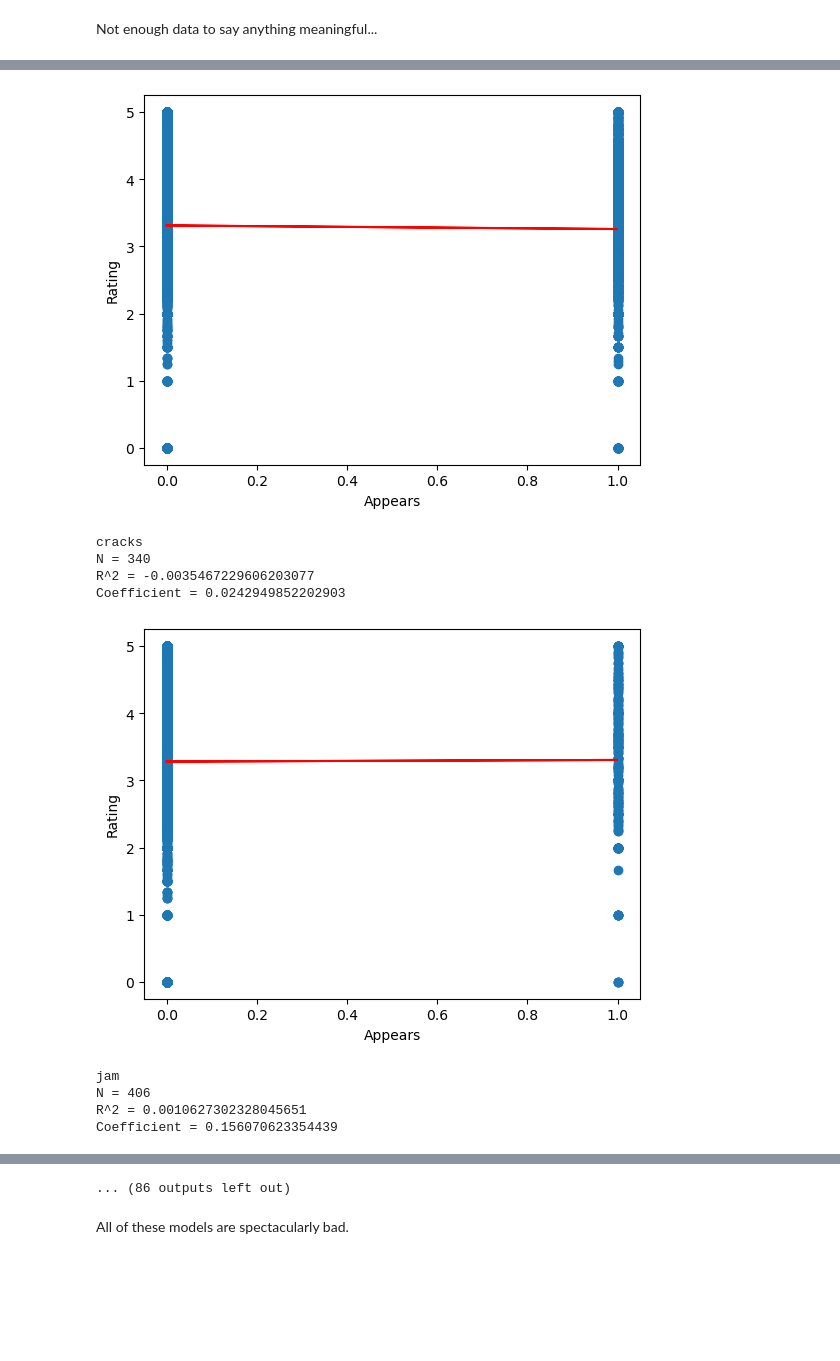
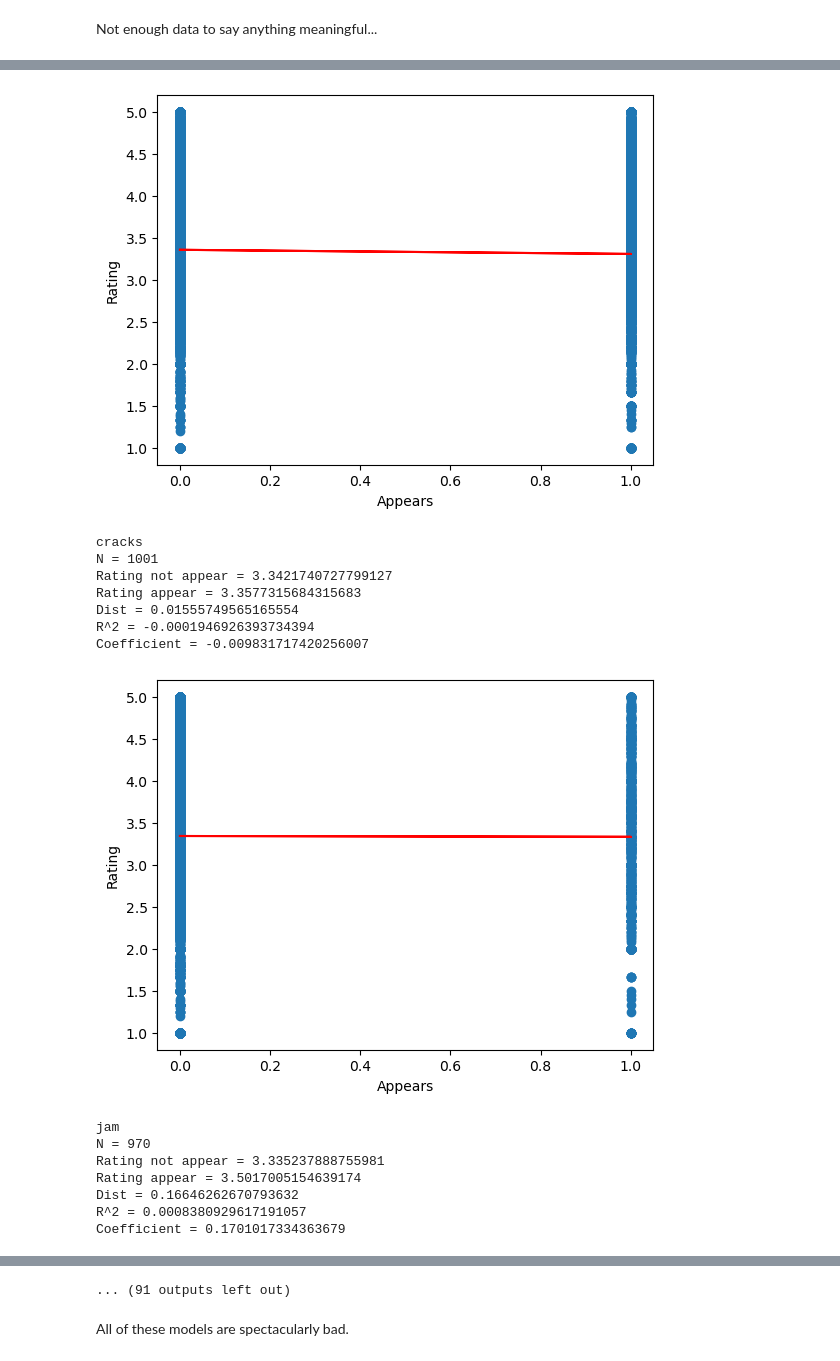
Before and after one commit to Raikhen/ml-mp, a Jupyter notebook: main.ipynb, the cells around one changed output, grey strips where cells are left out. Cells and saved outputs as stored; diff of their text form; code cells hidden in the pictures; blank space fills up the shorter version.

```diff
--- a/main.ipynb
+++ b/main.ipynb
@@ -225,7 +225,7 @@ difficulties = []
 ratings = []
 
 for route in db_routes.find({}):
-  if 'difficulty' in route and 'rating' in route:
+  if 'difficulty' in route and 'rating' in route and route['rating'] != 0:
     is_rock_climb = any([type in route['types'] for type in ['Sport', 'Trad', 'TR']])
     numeric_grade = get_numeric_grade(route)
 
@@ -240,6 +240,7 @@ X_train, X_test, y_train, y_test = train_test_split(pd.DataFrame(difficulties),
 model = LinearRegression()
 model.fit(X_train, y_train)
 print(f'R^2 = {model.score(X_test, y_test)}')
+print(f'Coefficient = {model.coef_[0][0]}')
 
 # Plot the model
 plt.scatter(difficulties, ratings)
@@ -269,7 +271,7 @@ difficulties = []
 ratings = []
 
 for route in db_routes.find({}):
-  if 'difficulty' in route and 'rating' in route:
+  if 'difficulty' in route and 'rating' in route and route['rating'] != 0:
     is_boulder = any([type == 'Boulder' for type in route['types']])
     numeric_grade = get_numeric_grade(route)
 
@@ -284,6 +286,7 @@ X_train, X_test, y_train, y_test = train_test_split(pd.DataFrame(difficulties),
 model = LinearRegression()
 model.fit(X_train, y_train)
 print(f'R^2 = {model.score(X_test, y_test)}')
+print(f'Coefficient = {model.coef_[0][0]}')
 
 # Plot the model
 plt.scatter(difficulties, ratings)
@@ -314,7 +318,7 @@ ratings = []
 for route in db_routes.find({ 'height_feet': { '$exists': True }, 'rating': { '$exists': True }, 'pitches': 1 }):
   is_rock_climb = any([type in route['types'] for type in ['Sport', 'Trad', 'TR']])
 
-  if is_rock_climb and route['height_feet'] < 300:
+  if is_rock_climb and route['height_feet'] < 300 and route['rating'] != 0:
     heights.append(route['height_feet'])
     ratings.append(route['rating'])
 
@@ -325,6 +329,7 @@ X_train, X_test, y_train, y_test = train_test_split(pd.DataFrame(heights), pd.Da
 model = LinearRegression()
 model.fit(X_train, y_train)
 print(f'R^2 = {model.score(X_test, y_test)}')
+print(f'Coefficient = {model.coef_[0][0]}')
 
 # Plot the model
 plt.scatter(heights, ratings)
@@ -344,7 +350,7 @@ ratings = []
 for route in db_routes.find({ 'rating': { '$exists': True }, 'pitches': { '$gt': 1 } }):
   is_rock_climb = any([type in route['types'] for type in ['Sport', 'Trad', 'TR']])
 
-  if is_rock_climb:
+  if is_rock_climb and route['rating'] != 0 and route['pitches'] < 50:
     pitches.append(route['pitches'])
     ratings.append(route['rating'])
 
@@ -355,6 +361,7 @@ X_train, X_test, y_train, y_test = train_test_split(pd.DataFrame(pitches), pd.Da
 model = LinearRegression()
 model.fit(X_train, y_train)
 print(f'R^2 = {model.score(X_test, y_test)}')
+print(f'Coefficient = {model.coef_[0][0]}')
 
 # Plot the model
 plt.scatter(pitches, ratings)
@@ -423,6 +431,8 @@ styles = [
   'splitter',
 ]
 
+diffs = {}
+
 for style in styles:
   print(style)
 
@@ -445,7 +455,7 @@ for style in styles:
       if section['title'] == 'Description':
         description = section['html']
 
-    if 'rating' in route:
+    if 'rating' in route and route['rating'] != 0:
       ratings.append(route['rating'])
 
       if style in description.lower():
@@ -454,6 +464,17 @@ for style in styles:
         appears.append(0)
 
   print(f'N = {len(list(filter(lambda e: e == 1, appears)))}')
+
+  # Rating difference
+  ratings_not_appear = [rating for i, rating in enumerate(ratings) if appears[i] == 0]
+  ratings_appear = [rating for i, rating in enumerate(ratings) if appears[i] == 1]
+  mean_na = np.mean(ratings_not_appear)
+  mean_a = np.mean(ratings_appear)
+  print(f'Rating not appear = {mean_na}')
+  print(f'Rating appear = {mean_a}')
+  print(f'Dist = {abs(mean_a - mean_na)}')
+
+  diffs[style] = mean_a - mean_na
 
   # Linear regression
   X_train, X_test, y_train, y_test = train_test_split(pd.DataFrame(appears), pd.DataFrame(ratings), test_size=0.2)
@@ -468,5 +489,10 @@ for style in styles:
   plt.xlabel('Appears')
   plt.ylabel('Rating')
   plt.show()
+
+# Sort by difference
+sorted_diffs = sorted(diffs.items(), key=lambda x: x[1], reverse=True)
+for k, v in sorted_diffs:
+  print(f'{k} -> {v}')
 # %% [output]
 crack
@@ -476,10 +505,16 @@ Coefficient = -0.05398799256812723
-[figure, old version]
+[figure, new version]
 cracks
-N = 340
-R^2 = -0.0035467229606203077
-Coefficient = 0.0242949852202903
+N = 1001
+Rating not appear = 3.3421740727799127
+Rating appear = 3.3577315684315683
+Dist = 0.01555749565165554
+R^2 = -0.0001946926393734394
+Coefficient = -0.009831717420256007
-[figure, old version]
+[figure, new version]
 jam
-N = 406
-R^2 = 0.0010627302328045651
-Coefficient = 0.156070623354439
+N = 970
+Rating not appear = 3.335237888755981
+Rating appear = 3.5017005154639174
+Dist = 0.16646262670793632
+R^2 = 0.0008380929617191057
+Coefficient = 0.1701017334363679
@@ -502,3 +546,3 @@ Coefficient = -0.06527928977936379
-... (86 outputs left out)
+... (91 outputs left out)
 # %% [markdown]
 All of these models are spectacularly bad.
```
Also changed, not shown: parts of 9 cells of this notebook, 3 other files.
